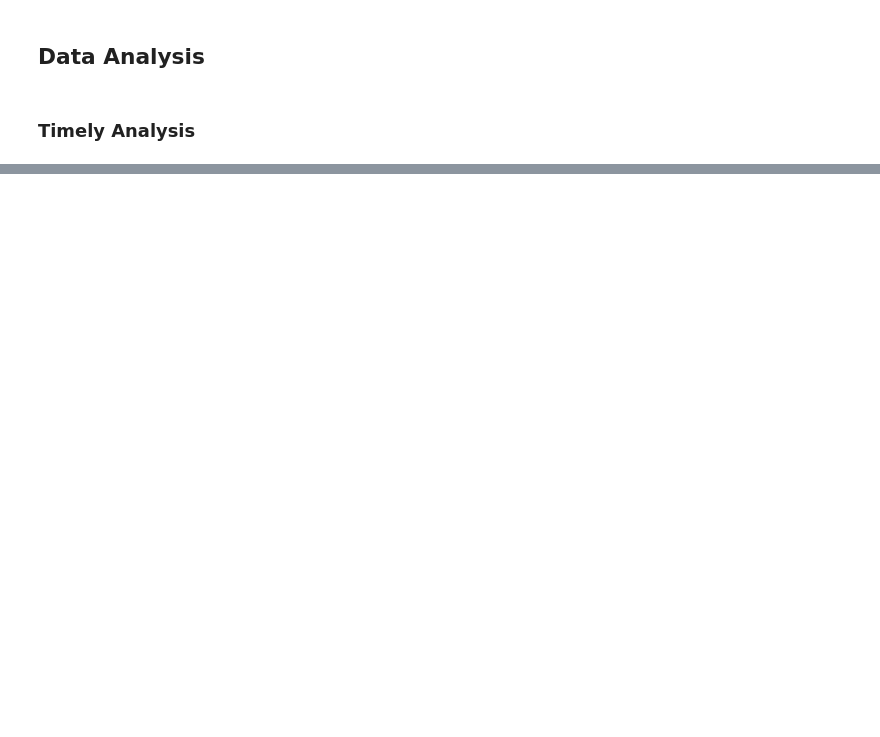
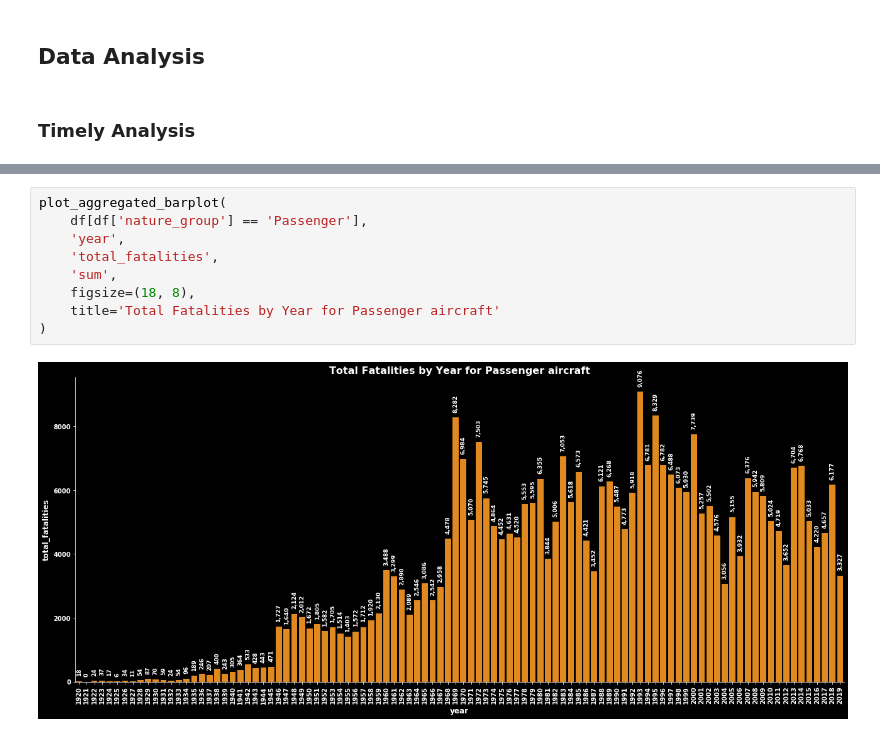
Before and after one commit to razmikmelikbekyan/AircraftAccidentsAnalysis, a Jupyter notebook: accidents_analysis/AccidentsAnalysis.ipynb, the cells around one changed output, grey strips where cells are left out. Saved outputs shown, nothing was run; the diff lists cells and outputs as text; blank space fills up the shorter version.

```diff
--- a/accidents_analysis/AccidentsAnalysis.ipynb
+++ b/accidents_analysis/AccidentsAnalysis.ipynb
@@ -395,0 +375,11 @@ plt.show()
+# %%
+plot_aggregated_barplot(
+    df[df['nature_group'] == 'Passenger'],
+    'year',
+    'total_fatalities',
+    'sum',
+    figsize=(18, 8),
+    title='Total Fatalities by Year for Passenger aircraft'
+)
+# %% [output]
+[figure, added]
```
Also changed, not shown: parts of 30 cells of this notebook, 5 other files.
